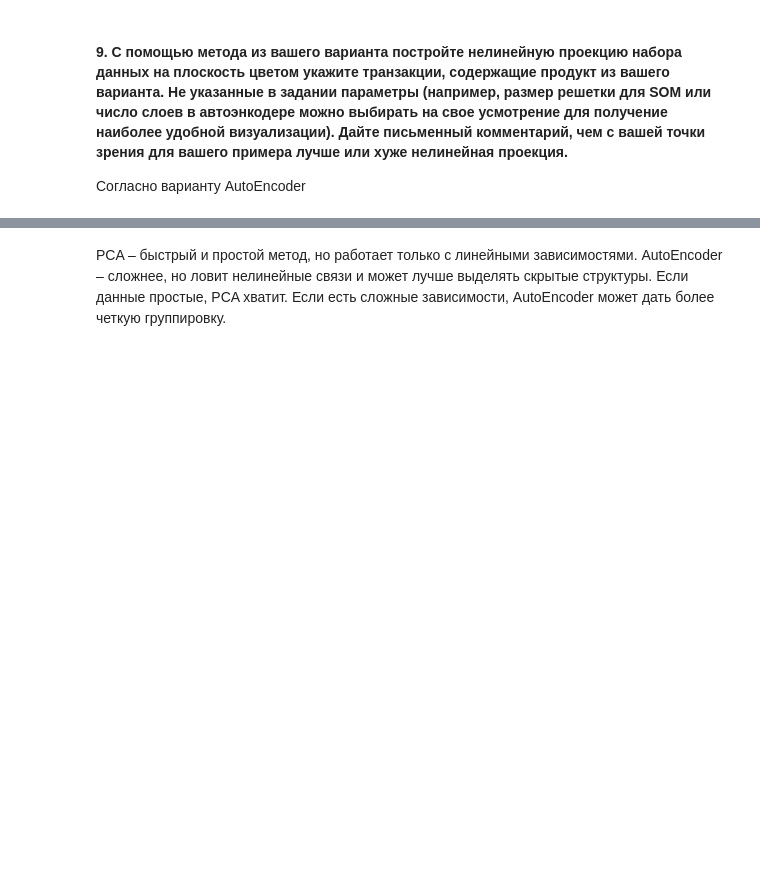
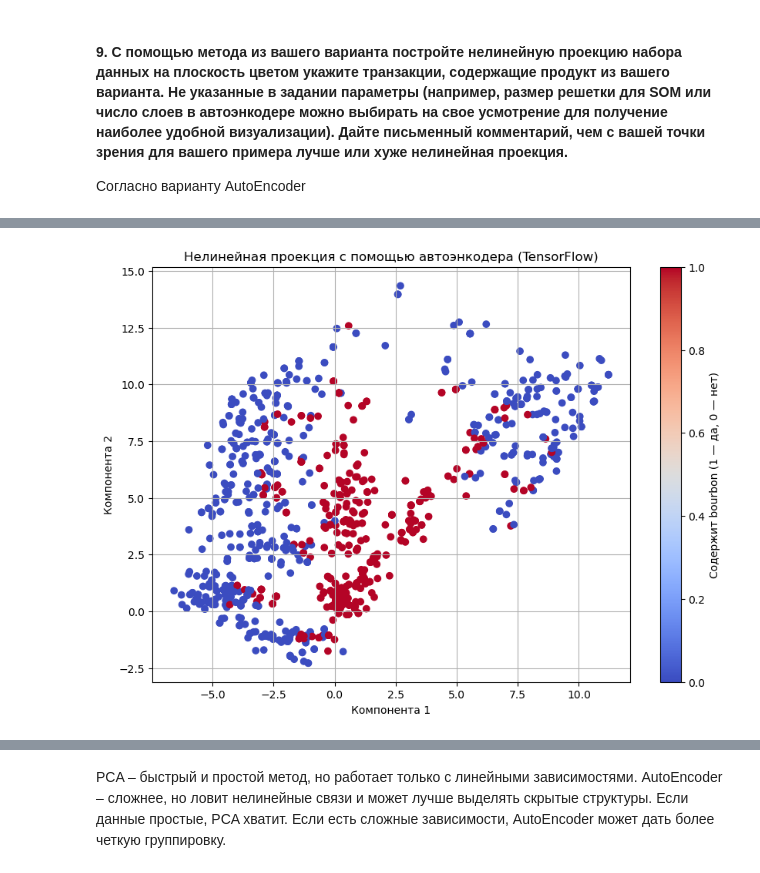
Before and after one commit to aiksiq/ml_laba, a Jupyter notebook: laba_ml1-2.ipynb, the cells around one changed output, grey strips where cells are left out. Saved outputs shown, nothing was run; the diff lists cells and outputs as text; code cells hidden in the pictures; blank space fills up the shorter version.

```diff
--- a/laba_ml1-2.ipynb
+++ b/laba_ml1-2.ipynb
@@ -245,3 +245,29 @@ plt.show()
 # %% [markdown]
 #### 9. С помощью метода из вашего варианта постройте нелинейную проекцию набора данных на плоскость цветом укажите транзакции, содержащие продукт из вашего варианта. Не указанные в задании параметры (например, размер решетки для SOM или число слоев в автоэнкодере можно выбирать на свое усмотрение для получение наиболее удобной визуализации). Дайте письменный комментарий, чем с вашей точки зрения для вашего примера лучше или хуже нелинейная проекция.
 Согласно варианту AutoEncoder
+# %%
+import pandas as pd
+import numpy as np
+import matplotlib.pyplot as plt
+import tensorflow as tf
+from tensorflow.keras import layers, models
+
+X = purchase_matrix.values.astype('float32')
+# %%
+input_dim = X.shape[1]
+
+input_layer = layers.Input(shape=(input_dim,))
+encoded = layers.Dense(10, activation='relu')(input_layer)
+encoded = layers.Dense(5, activation='relu')(encoded)
+bottleneck = layers.Dense(2, activation='linear')(encoded)  # 2D
+
+decoded = layers.Dense(5, activation='relu')(bottleneck)
+decoded = layers.Dense(10, activation='relu')(decoded)
+output_layer = layers.Dense(input_dim, activation='sigmoid')(decoded)
+
+autoencoder = models.Model(inputs=input_layer, outputs=output_layer)
+encoder = models.Model(inputs=input_layer, outputs=bottleneck)  # для извлечения 2D
+
+autoencoder.compile(optimizer='adam', loss='binary_crossentropy')
+autoencoder.fit(X, X, epochs=100, batch_size=32, shuffle=True, verbose=1)
+X_2d = encoder.predict(X)
@@ -248,3 +292,18 @@ plt.show()
+# %%
+
+labels = np.where(purchase_matrix['bourbon'] > 0, 1, 0)
+
+
+plt.figure(figsize=(10, 7))
+plt.scatter(X_2d[:, 0], X_2d[:, 1], c=labels,cmap='coolwarm', marker='o')
+plt.colorbar(label='Содержит bourbon (1 — да, 0 — нет)')
+plt.xlabel('Компонента 1')
+plt.ylabel('Компонента 2')
+plt.title('Нелинейная проекция с помощью автоэнкодера (TensorFlow)')
+plt.grid(True)
+plt.show()
+# %% [output]
+[figure, added]
 # %%
 from sklearn.neural_network import MLPRegressor
 
```
Also changed, not shown: parts of 9 cells of this notebook, 1 other file.
